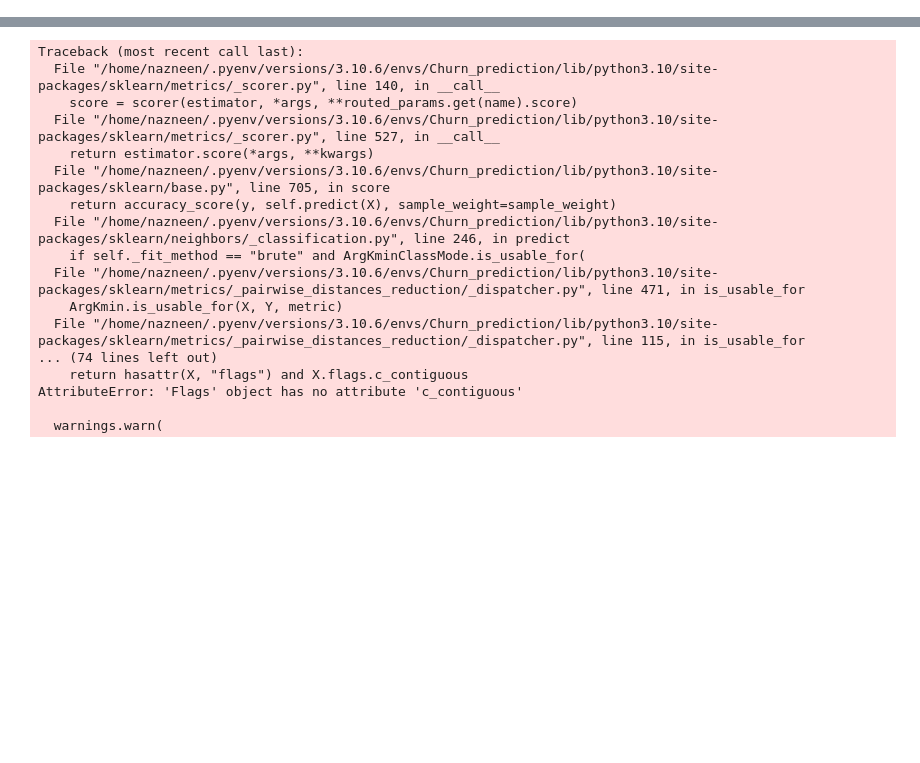
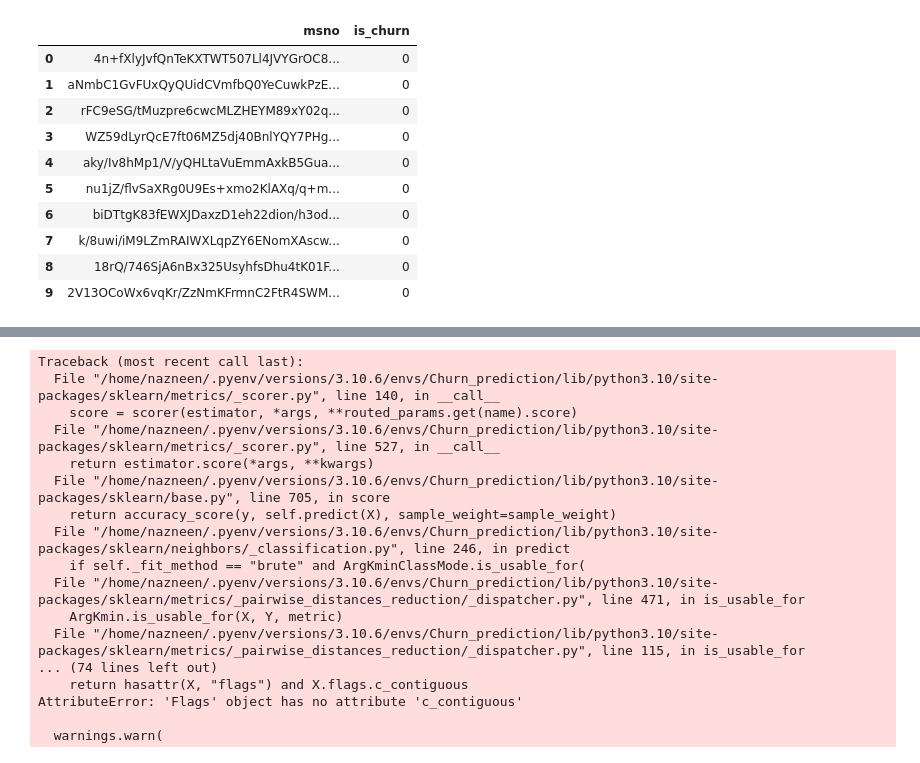
Before and after one commit to XavierLooyens/Churn_prediction, a Jupyter notebook: Pipeline_nzz.ipynb, the cells around one changed output, grey strips where cells are left out. Saved outputs shown, nothing was run; the diff lists cells and outputs as text; code cells hidden in the pictures; blank space fills up the shorter version.

```diff
--- a/Pipeline_nzz.ipynb
+++ b/Pipeline_nzz.ipynb
@@ -45,4 +45,20 @@ from xgboost import XGBClassifier
 from sklearn.metrics import accuracy_score
 
 from imblearn.over_sampling import SMOTE
+# %%
+sample_df = pd.read_csv("raw_data/sample_submission_v2.csv")
+# %%
+sample_df = sample_df.head(10)
+# %% [output]
+|  | msno | is_churn |
+| 0 | 4n+fXlyJvfQnTeKXTWT507Ll4JVYGrOC8... | 0 |
+| 1 | aNmbC1GvFUxQyQUidCVmfbQ0YeCuwkPzE... | 0 |
+| 2 | rFC9eSG/tMuzpre6cwcMLZHEYM89xY02q... | 0 |
+| 3 | WZ59dLyrQcE7ft06MZ5dj40BnlYQY7PHg... | 0 |
+| 4 | aky/Iv8hMp1/V/yQHLtaVuEmmAxkB5Gua... | 0 |
+| 5 | nu1jZ/flvSaXRg0U9Es+xmo2KlAXq/q+m... | 0 |
+| 6 | biDTtgK83fEWXJDaxzD1eh22dion/h3od... | 0 |
+| 7 | k/8uwi/iM9LZmRAIWXLqpZY6ENomXAscw... | 0 |
+| 8 | 18rQ/746SjA6nBx325UsyhfsDhu4tK01F... | 0 |
+| 9 | 2V13OCoWx6vqKr/ZzNmKFrmnC2FtR4SWM... | 0 |
 # %%
```
Also changed, not shown: parts of 45 cells of this notebook, 13 other files.
